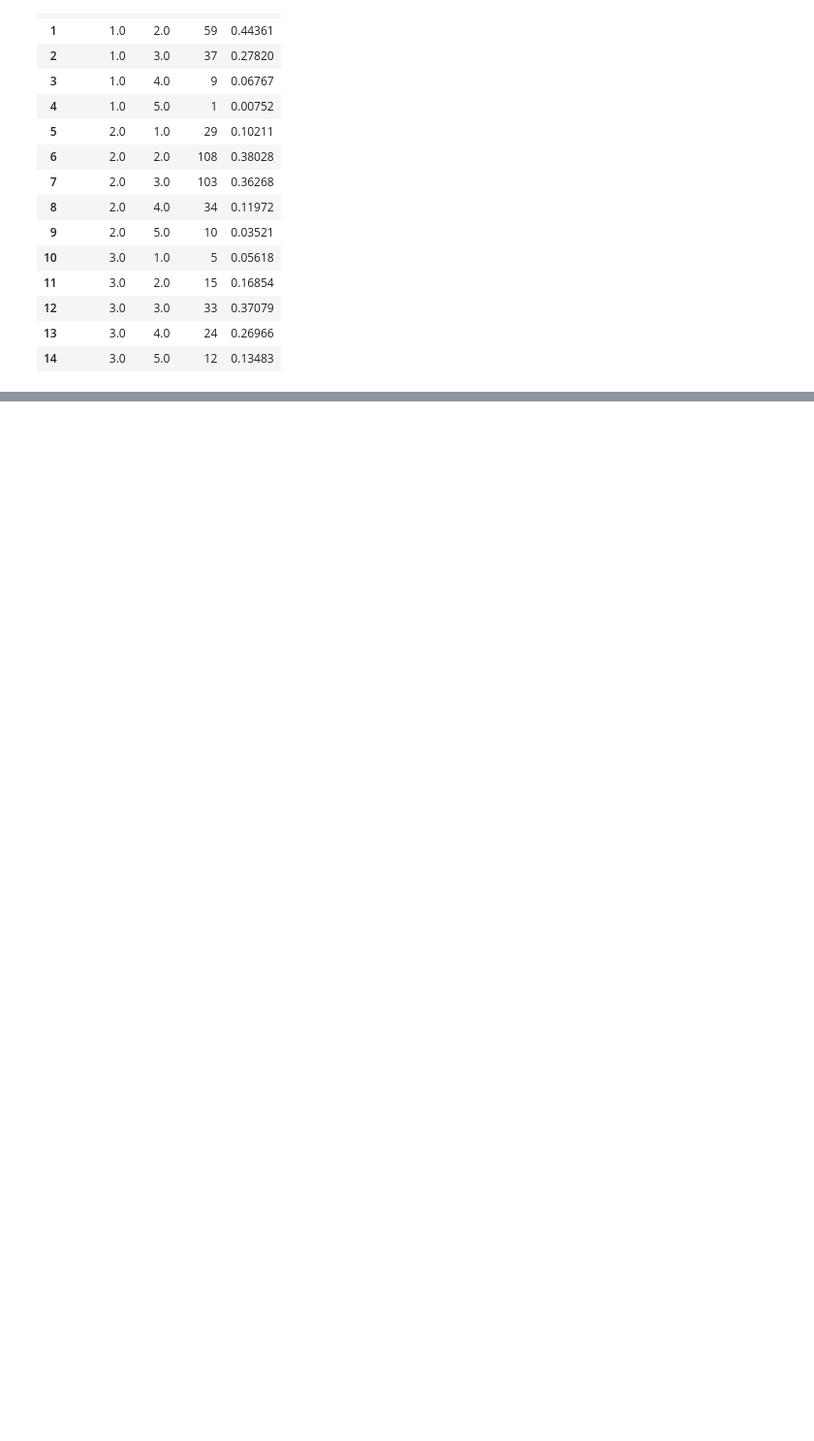
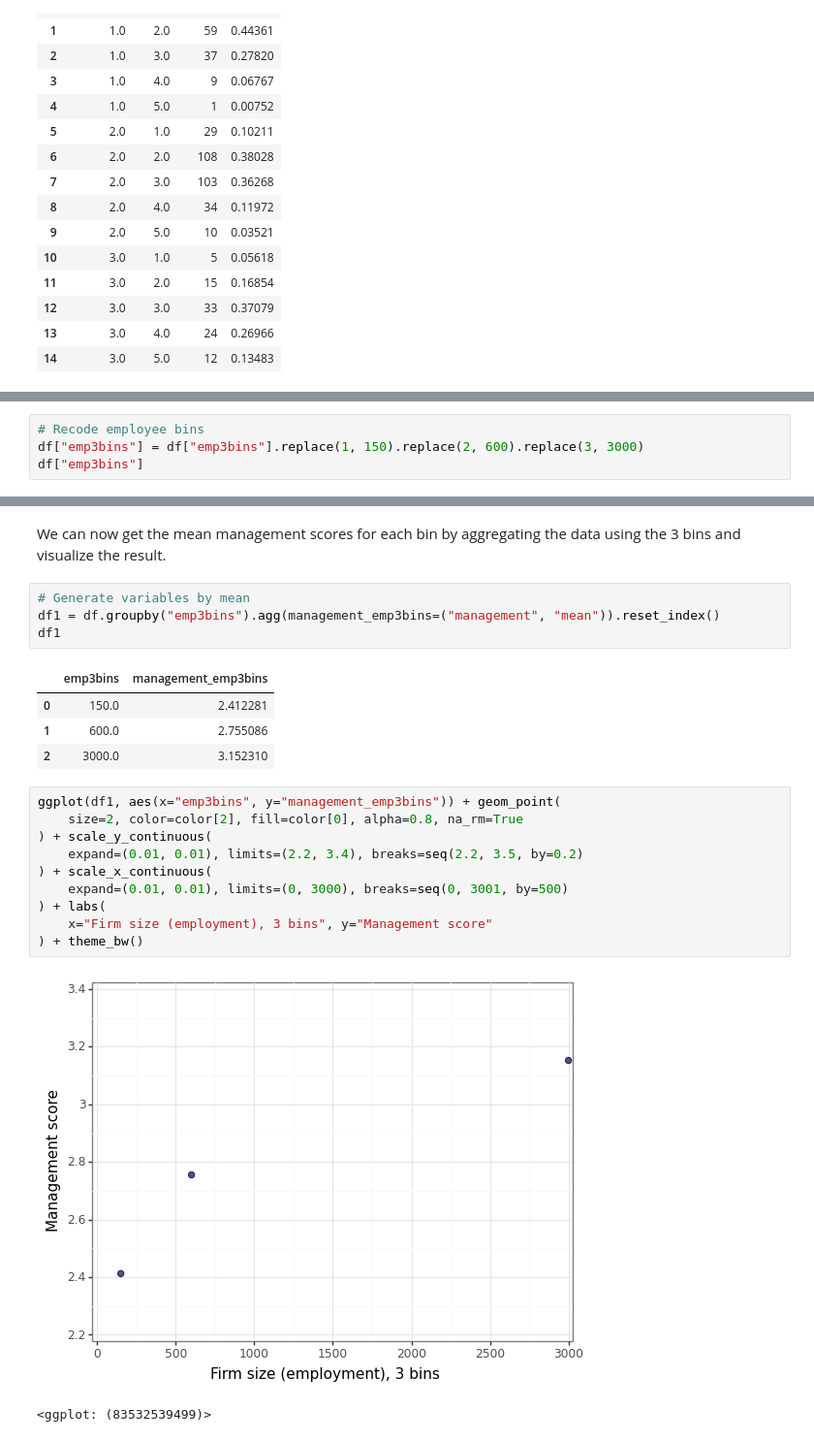
Before and after one commit to felipesebben/bk_data_analysis_studies, a Jupyter notebook: da_data_exercises/ch04-comparison_correlation/02-wms_management_ex1/02_wms_management_ex1.ipynb, the cells around one changed output, grey strips where cells are left out. Shown at 97% size. Cells and saved outputs as stored; diff of their text form; blank space fills up the shorter version.

```diff
--- a/da_data_exercises/ch04-comparison_correlation/02-wms_management_ex1/02_wms_management_ex1.ipynb
+++ b/da_data_exercises/ch04-comparison_correlation/02-wms_management_ex1/02_wms_management_ex1.ipynb
@@ -286,0 +382,4 @@ ggplot(df1, aes(x="emp3bins", y="Percent", fill="lean1")) + geom_bar(
+# %%
+# Recode employee bins
+df["emp3bins"] = df["emp3bins"].replace(1, 150).replace(2, 600).replace(3, 3000)
+df["emp3bins"]
@@ -286,0 +411,24 @@ ggplot(df1, aes(x="emp3bins", y="Percent", fill="lean1")) + geom_bar(
+# %% [markdown]
+<p>We can now get the mean management scores for each bin by aggregating the data using the 3 bins and visualize the result.</p>
+# %%
+# Generate variables by mean
+df1 = df.groupby("emp3bins").agg(management_emp3bins=("management", "mean")).reset_index()
+df1
+# %% [output]
+|  | emp3bins | management_emp3bins |
+| 0 | 150.0 | 2.412281 |
+| 1 | 600.0 | 2.755086 |
+| 2 | 3000.0 | 3.152310 |
+# %%
+ggplot(df1, aes(x="emp3bins", y="management_emp3bins")) + geom_point(
+    size=2, color=color[2], fill=color[0], alpha=0.8, na_rm=True
+) + scale_y_continuous(
+    expand=(0.01, 0.01), limits=(2.2, 3.4), breaks=seq(2.2, 3.5, by=0.2)
+) + scale_x_continuous(
+    expand=(0.01, 0.01), limits=(0, 3000), breaks=seq(0, 3001, by=500)
+) + labs(
+    x="Firm size (employment), 3 bins", y="Management score"
+) + theme_bw()
+# %% [output]
+[figure, added]
+<ggplot: (83532539499)>
```
Also changed, not shown: parts of 23 cells of this notebook, 1 other file.
